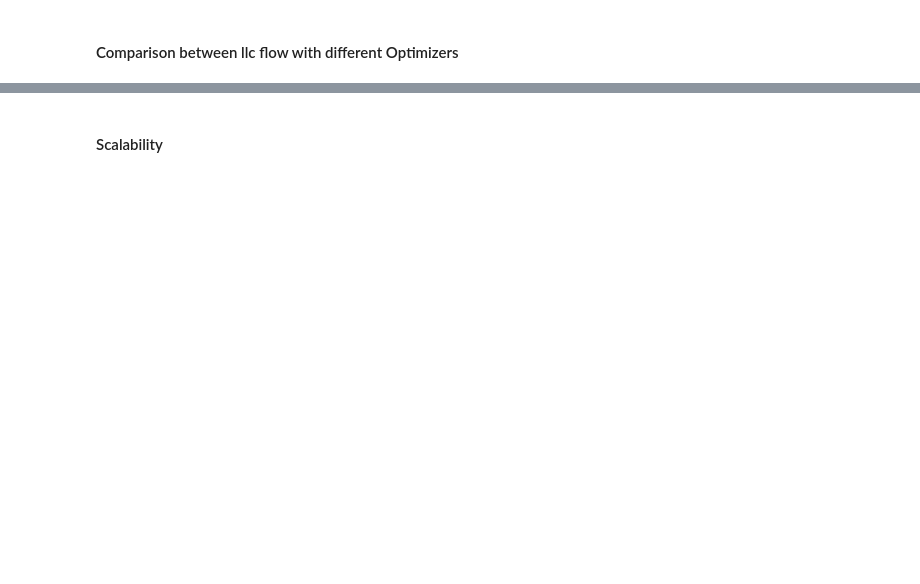
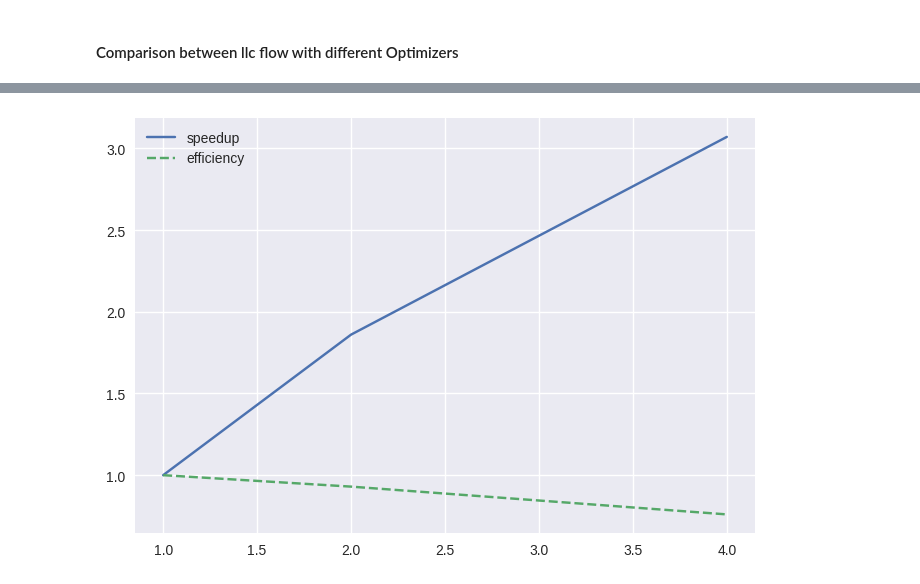
Before and after one commit to SilvioBaratto/Numerical-and-Data-Intensive-Computing, a Jupyter notebook: LAB_1/report_lab_1/data_visualization.ipynb, the cells around one changed output, grey strips where cells are left out. Cells and saved outputs as stored; diff of their text form; code cells hidden in the pictures; blank space fills up the shorter version.

```diff
--- a/LAB_1/report_lab_1/data_visualization.ipynb
+++ b/LAB_1/report_lab_1/data_visualization.ipynb
@@ -161,2 +165,9 @@ plt.show()
-# %% [markdown]
-#### Scalability
+# %%
+d = {'np': [1, 2, 4], 'speedup': [1, 1.86, 3.07], 'efficiency':[1, 0.93, 0.76]}
+
+plt.plot(d['np'], d['speedup'], label='speedup', linestyle="-")
+plt.plot(d['np'], d['efficiency'], label='efficiency', linestyle="--")
+plt.legend()
+plt.show()
+# %% [output]
+[figure, added]
```
Also changed, not shown: parts of 5 cells of this notebook, 22 other files.
